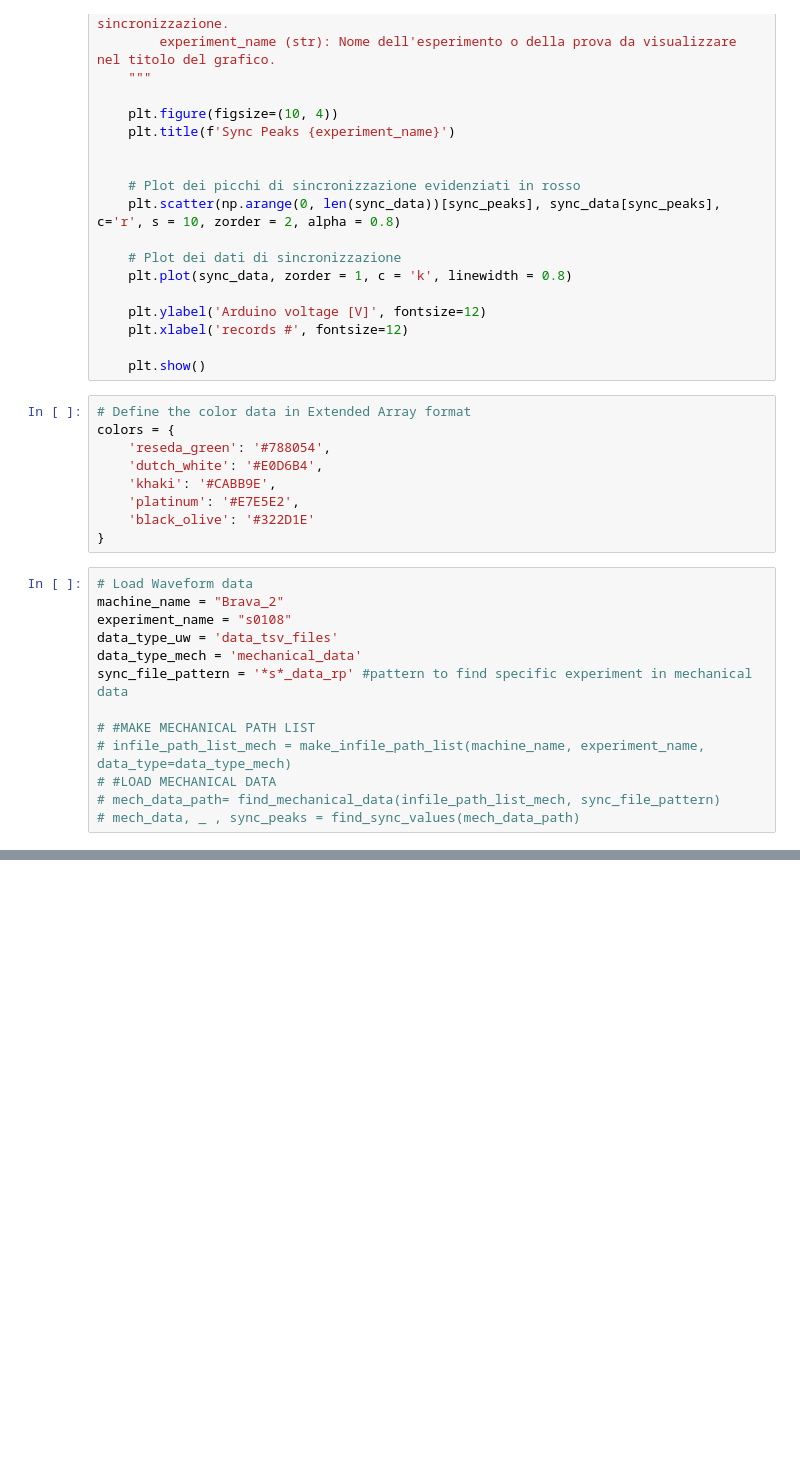
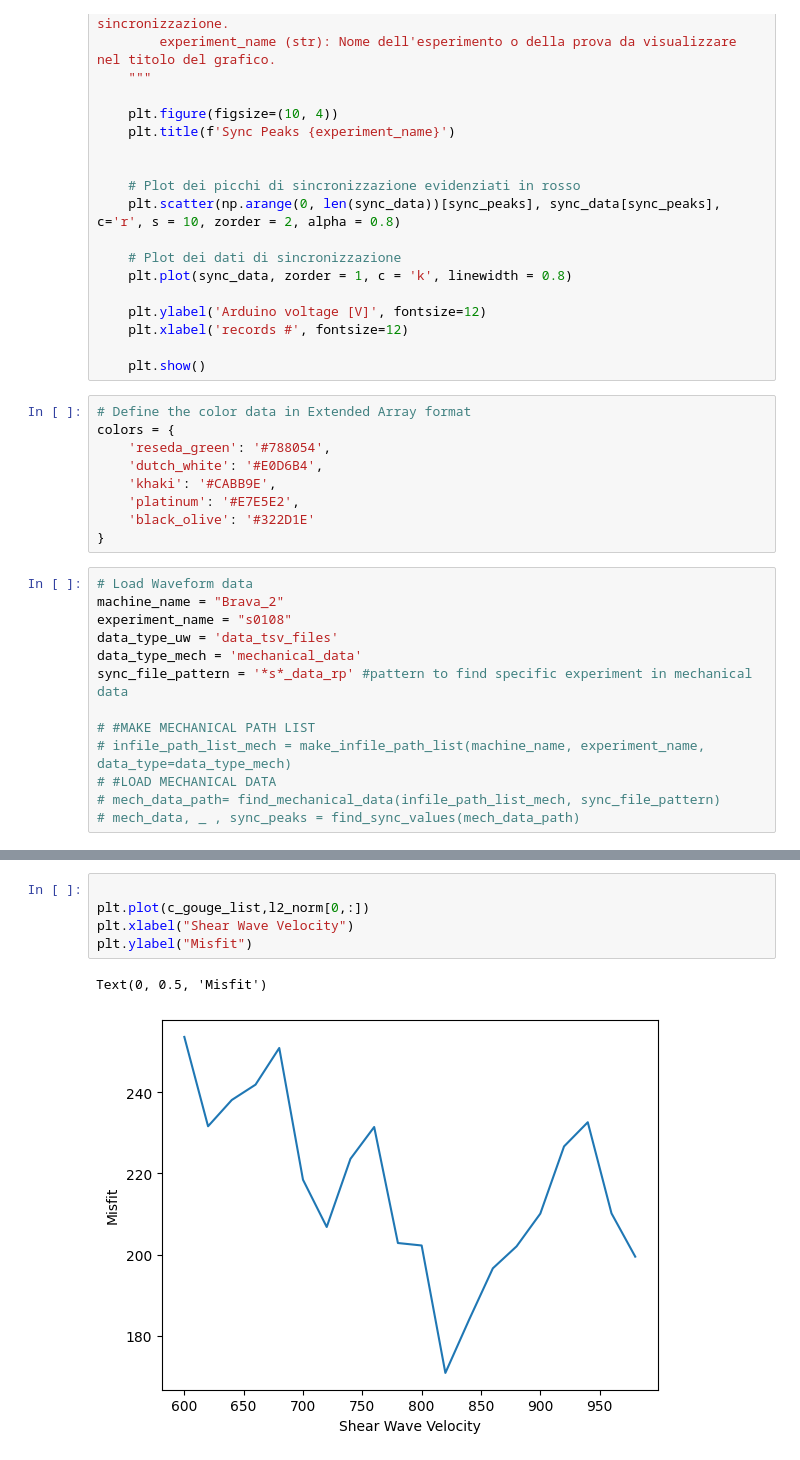
Before and after one commit to Bic10/lab_UW, a Jupyter notebook: notebooks/analize_l2_norm_velocity.ipynb, the cells around one changed output, grey strips where cells are left out. Saved outputs shown, nothing was run; the diff lists cells and outputs as text; blank space fills up the shorter version.

```diff
--- a/notebooks/analize_l2_norm_velocity.ipynb
+++ b/notebooks/analize_l2_norm_velocity.ipynb
@@ -139,0 +134,8 @@ plt.plot(right_v)
+# %%
+
+plt.plot(c_gouge_list,l2_norm[0,:])
+plt.xlabel("Shear Wave Velocity")
+plt.ylabel("Misfit")
+# %% [output]
+Text(0, 0.5, 'Misfit')
+[figure, added]
```
Also changed, not shown: parts of 5 cells of this notebook, 2 other files.
